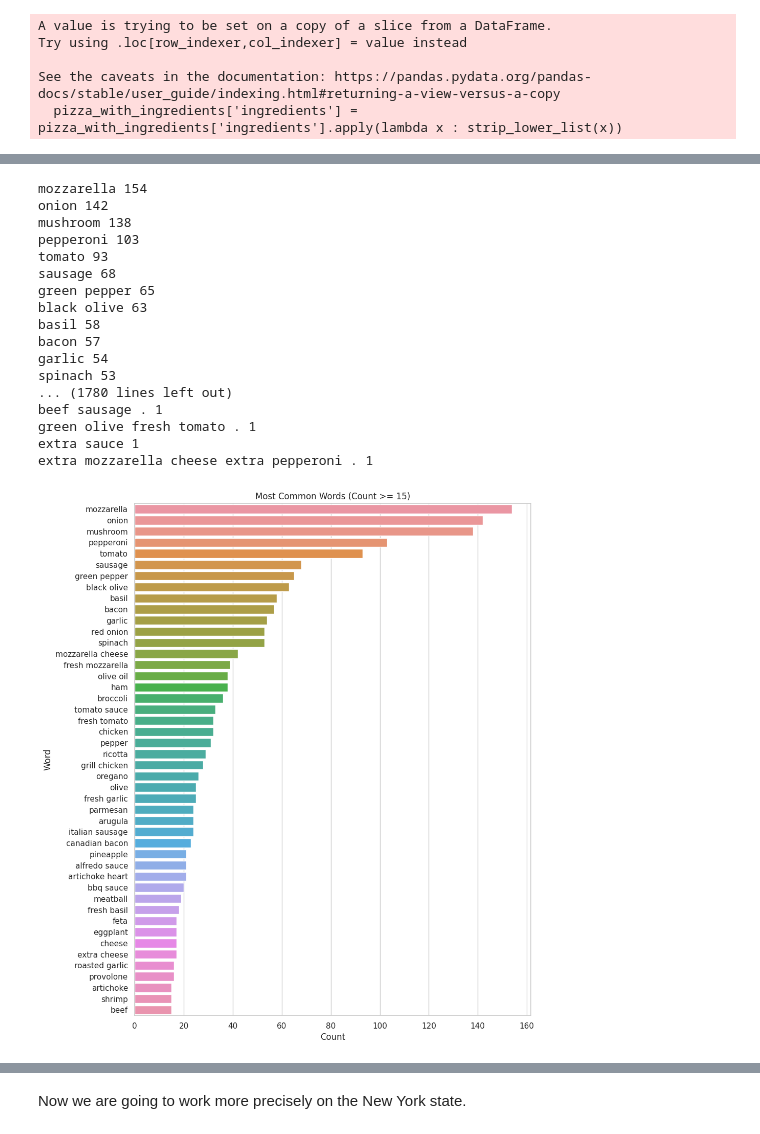
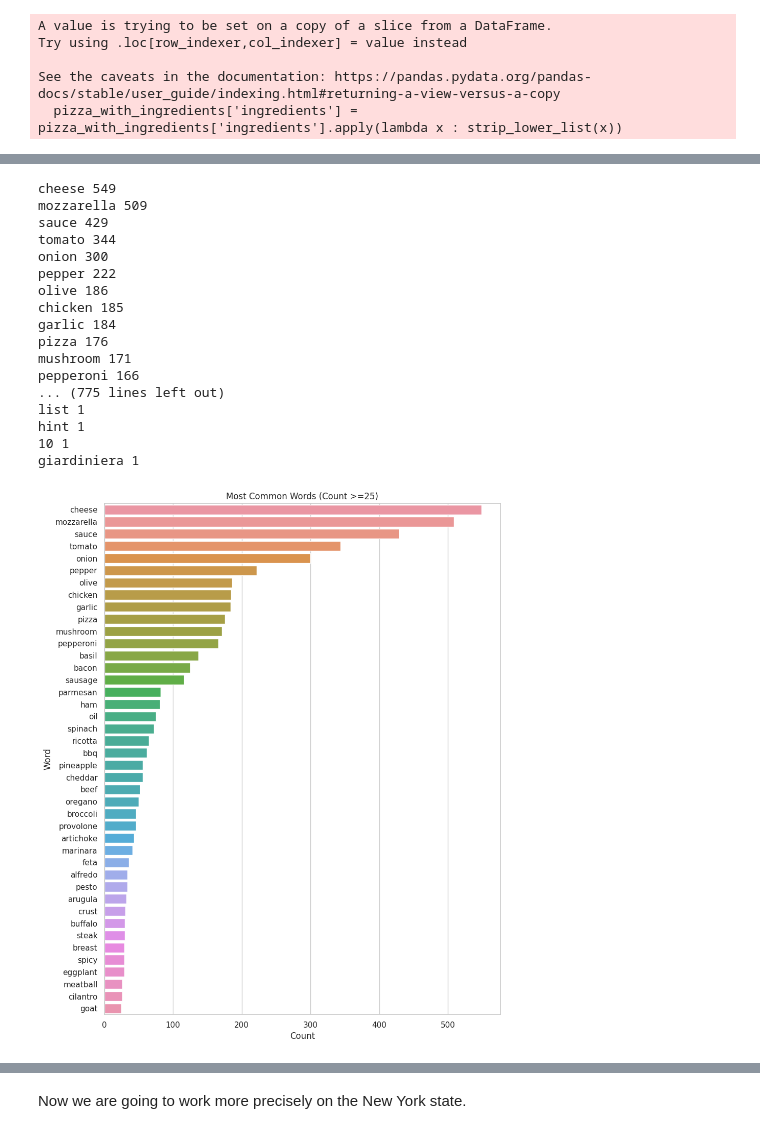
Before and after one commit to com-480-data-visualization/project-2023-viz-exe, a Jupyter notebook: Pizza_index.ipynb, the cells around one changed output, grey strips where cells are left out. Drawn from its saved outputs; the diff is of its cells as text; code cells hidden in the pictures.

```diff
--- a/Pizza_index.ipynb
+++ b/Pizza_index.ipynb
@@ -306,7 +304,7 @@ mse_df
 # %% [markdown]
 Now we are going to see if many pizza have ingredients.
 # %%
-pizza_with_ingredients = pizza_places[['name', 'menus.name', 'state', 'menus.description', 'latitude', 'longitude', 'address', 'city']]
+pizza_with_ingredients = pizza_places[['name', 'menus.name', 'state', 'menus.description', 'latitude', 'longitude', 'address', 'city', 'menus.amountMax']]
 # %%
 pizza_with_ingredients.sample(3)
 # %% [output]
@@ -375,12 +373,17 @@ def remove_punctuation(word):
     doc = nlp(word)
     no_punct_word = ''.join(token.text for token in doc if not token.is_punct or token.is_space)
     return no_punct_word
+# %%
+not_food_item = ['.', 'fresh', 'top', 'red', 'green', 'black', 'roasted', 'grill', 'italian', 'slice', 'topping', 'extra', 'blend', 'white', '(', ')', 'homemade', 'choice', 'canadian', 'serve', 'smoke', 'hot', 'chop', 'roma', 'include', 'bell', 'traditional', 'house', 'bake', 'classic', 'drizzle', 'large', 'create', '2', 'dressing', 'cover', 'style', 'special', 'sauteed', 'ranch', 'specialty', 'sliced', 'shred', 'hand']
 # %%
 def strip_lower_list(liste):
     ret = []
     for word in liste:
         # no_punct_word = remove_punctuation(word)
-        ret.append(word.lower().strip())
+        list_word = word.lower().strip().split()
+        for w in list_word:
+            if w not in not_food_item:
+                ret.append(w)
     return ret
 # %%
 pizza_with_ingredients['ingredients'] = pizza_with_ingredients['ingredients'].apply(lambda x : strip_lower_list(x))
@@ -407,25 +408,26 @@ for ingredients in pizza_with_ingredients['ingredients']:
 for word, count in word_counter.most_common():
     print(word, count)
 # %% [output]
-mozzarella 154
-onion 142
-mushroom 138
-pepperoni 103
-tomato 93
-sausage 68
-green pepper 65
-black olive 63
-basil 58
-bacon 57
-garlic 54
-spinach 53
-... (1780 lines left out)
-beef sausage . 1
-green olive fresh tomato . 1
-extra sauce 1
-extra mozzarella cheese extra pepperoni . 1
+cheese 549
+mozzarella 509
+sauce 429
+tomato 344
+onion 300
+pepper 222
+olive 186
+chicken 185
+garlic 184
+pizza 176
+mushroom 171
+pepperoni 166
+... (775 lines left out)
+list 1
+hint 1
+10 1
+giardiniera 1
 # %%
-filtered_counter = {word: count for word, count in word_counter.items() if count >= 15}
+threshold = 25
+filtered_counter = {word: count for word, count in word_counter.items() if count >= threshold}
 # %%
 data = {'Word': list(filtered_counter.keys()), 'Count': list(filtered_counter.values())}
 df_word_count = pd.DataFrame(data)
@@ -434,11 +438,11 @@ df_word_count = df_word_count.sort_values('Count', ascending=False)
 # %%
 sns.set(style="whitegrid")
 plt.figure(figsize=(10, 13))
 sns.barplot(x='Count', y='Word', data=df_word_count)
 plt.xlabel('Count')
 plt.ylabel('Word')
-plt.title('Most Common Words (Count >= 15)')
+plt.title('Most Common Words (Count >=' + str(threshold) + ')')
 plt.show()
 # %% [output]
-[figure, old version]
+[figure, new version]
 # %%
```
Also changed, not shown: parts of 17 cells of this notebook, 1 other file.
